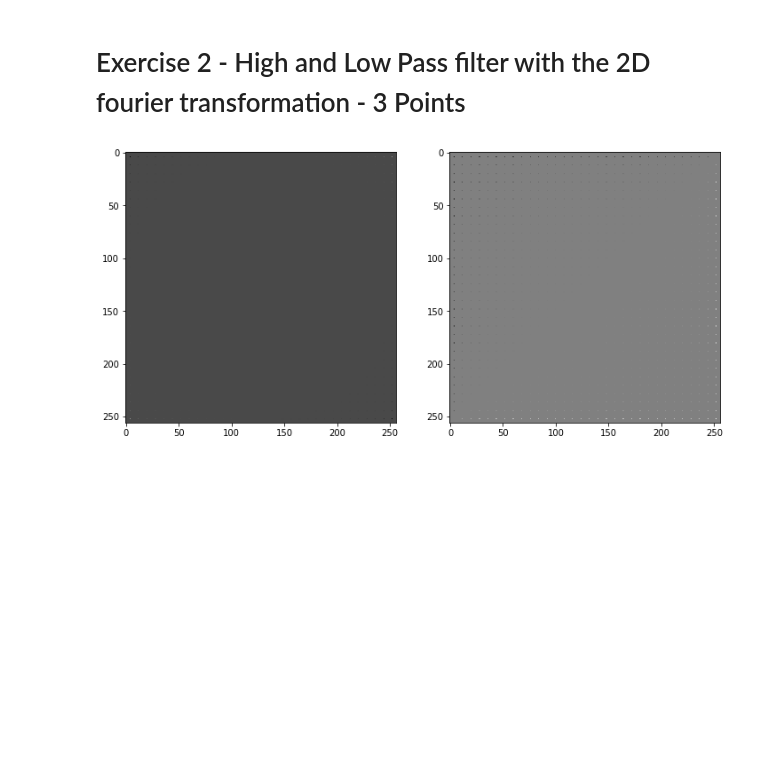
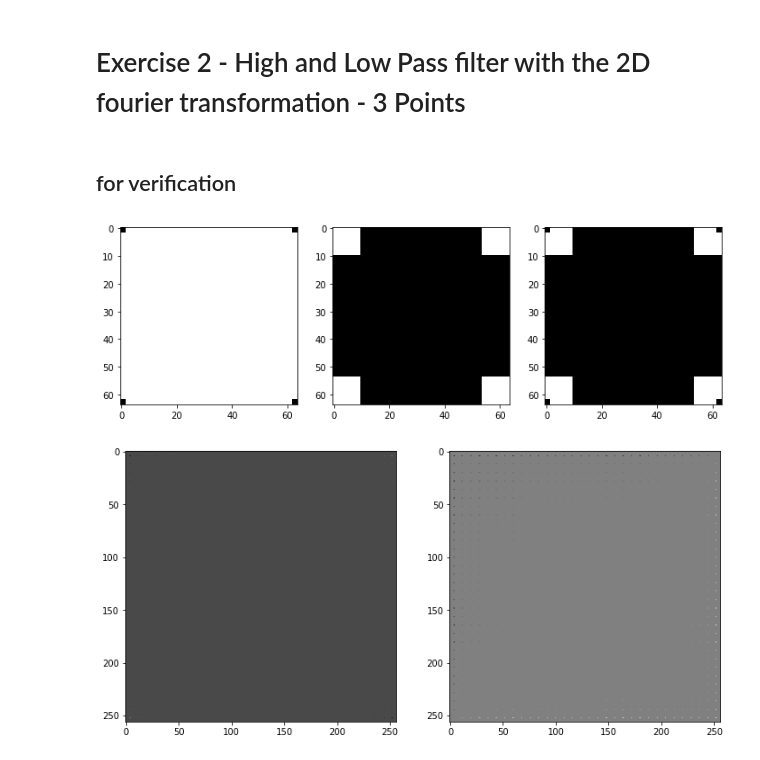
Before and after one commit to Ad96el/Bilderkennung, a Jupyter notebook: assignments/07_assignment.ipynb, the cells around one changed output. Saved outputs shown, nothing was run; the diff lists cells and outputs as text; code cells hidden in the pictures; blank space fills up the shorter version.

```diff
--- a/assignments/07_assignment.ipynb
+++ b/assignments/07_assignment.ipynb
@@ -96,6 +111,20 @@ def band_pass(img_ft, low, high):
 def inv_dft_and_plot(img_ft):
     plt.imshow(np.real(inv_dft2d(img_ft)), cmap='gray')
     plt.show()
+# %% [markdown]
+## for verification
+# %%
+img2 = np.ones((64,64))
+
+plt.subplot(131)
+plt.imshow( high_pass(img2, 2) , cmap='gray')
+plt.subplot(132)
+plt.imshow( low_pass(img2, 10), cmap='gray')
+plt.subplot(133)
+plt.imshow(band_pass(img2, 10 , 2) , cmap='gray')
+plt.show()
+# %% [output]
+[figure, added]
 # %%
 chess_board_ft = dft2d(chess_board())
 
```
Also changed, not shown: parts of 12 cells of this notebook, 1 other file.
